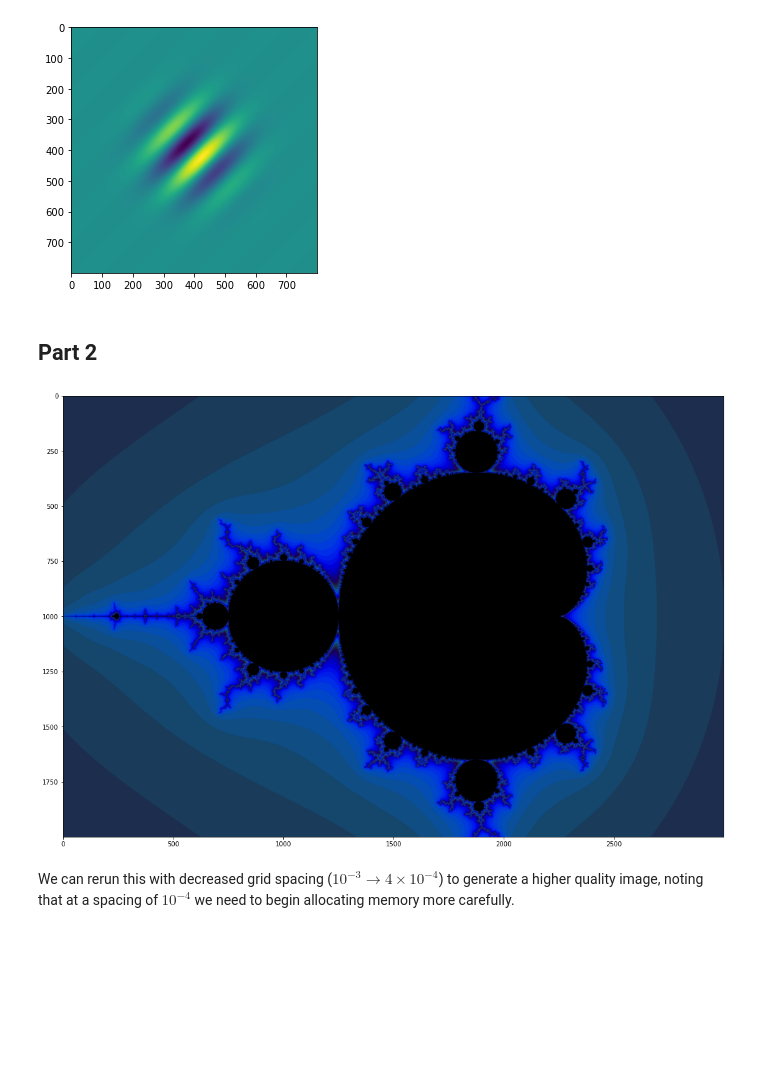
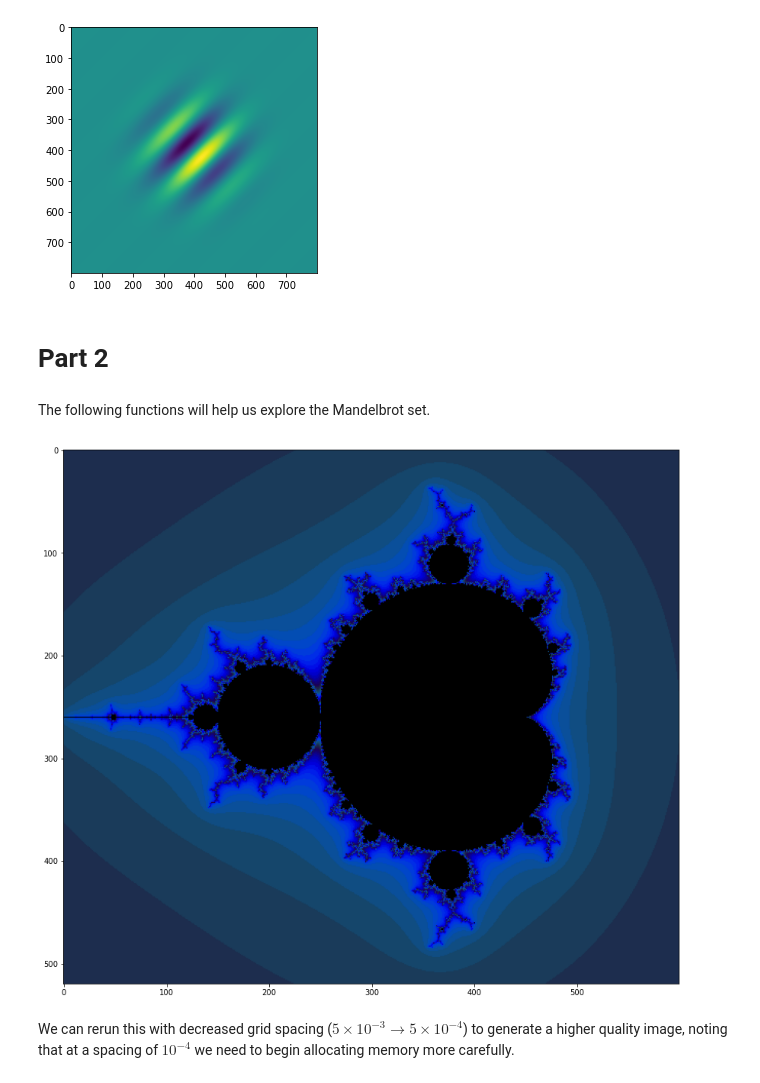
Before and after one commit to sambethune/pattern_analysis, a Jupyter notebook: demo_sheet_1/Demo Sheet 1.ipynb, the cells around one changed output. Drawn from its saved outputs; the diff is of its cells as text; code cells hidden in the pictures; blank space fills up the shorter version.

Commit message:
part two

```diff
--- a/demo_sheet_1/Demo Sheet 1.ipynb
+++ b/demo_sheet_1/Demo Sheet 1.ipynb
@@ -46,7 +46,9 @@ plt.show()
 # %% [output]
 [figure]
 # %% [markdown]
-## Part 2
+# Part 2
+# %% [markdown]
+The following functions will help us explore the Mandelbrot set.
 # %%
 def processFractal(a):
     """Display an array of iteration counts as a
@@ -60,7 +62,13 @@ def processFractal(a):
     a = np.uint8(np.clip(a, 0, 255))
     return a
 # %%
-def showFractal(xs, zs, ns):
+def showFractal(X, Y):
+    Z = X + 1j*Y
+
+    xs = tf.constant(Z.astype(np.complex64))
+    zs = tf.Variable(xs)
+    ns = tf.Variable(tf.zeros_like(xs, tf.float32))
+
     for i in range(200):
         #Compute the new values of z: z^2 + x
         zs_ = zs*zs + xs
@@ -75,16 +83,11 @@ def showFractal(xs, zs, ns):
     plt.imshow(processFractal(ns.numpy()))
     plt.tight_layout(pad=0)
     plt.show()
-# %%
-Y, X = np.mgrid[-1:1:10**-3, -2:1:10**-3]
-Z = X + 1j*Y
-
-xs = tf.constant(Z.astype(np.complex64))
-zs = tf.Variable(xs)
-ns = tf.Variable(tf.zeros_like(xs, tf.float32))
-
-showFractal(xs, zs, ns)
-# %% [output]
-[figure, removed]
+# %%
+Y , X = np.mgrid [-1.3:1.3:0.005 , -2:1:0.005]
+
+showFractal(X, Y)
+# %% [output]
+[figure, added]
 # %% [markdown]
-We can rerun this with decreased grid spacing ($10^{-3} \rightarrow 4 \times 10^{-4}$) to generate a higher quality image, noting that at a spacing of $10^{-4}$ we need to begin allocating memory more carefully.
+We can rerun this with decreased grid spacing ($5 \times 10^{-3} \rightarrow 5 \times 10^{-4}$) to generate a higher quality image, noting that at a spacing of $10^{-4}$ we need to begin allocating memory more carefully.
```
Also changed, not shown: parts of 13 cells of this notebook.
